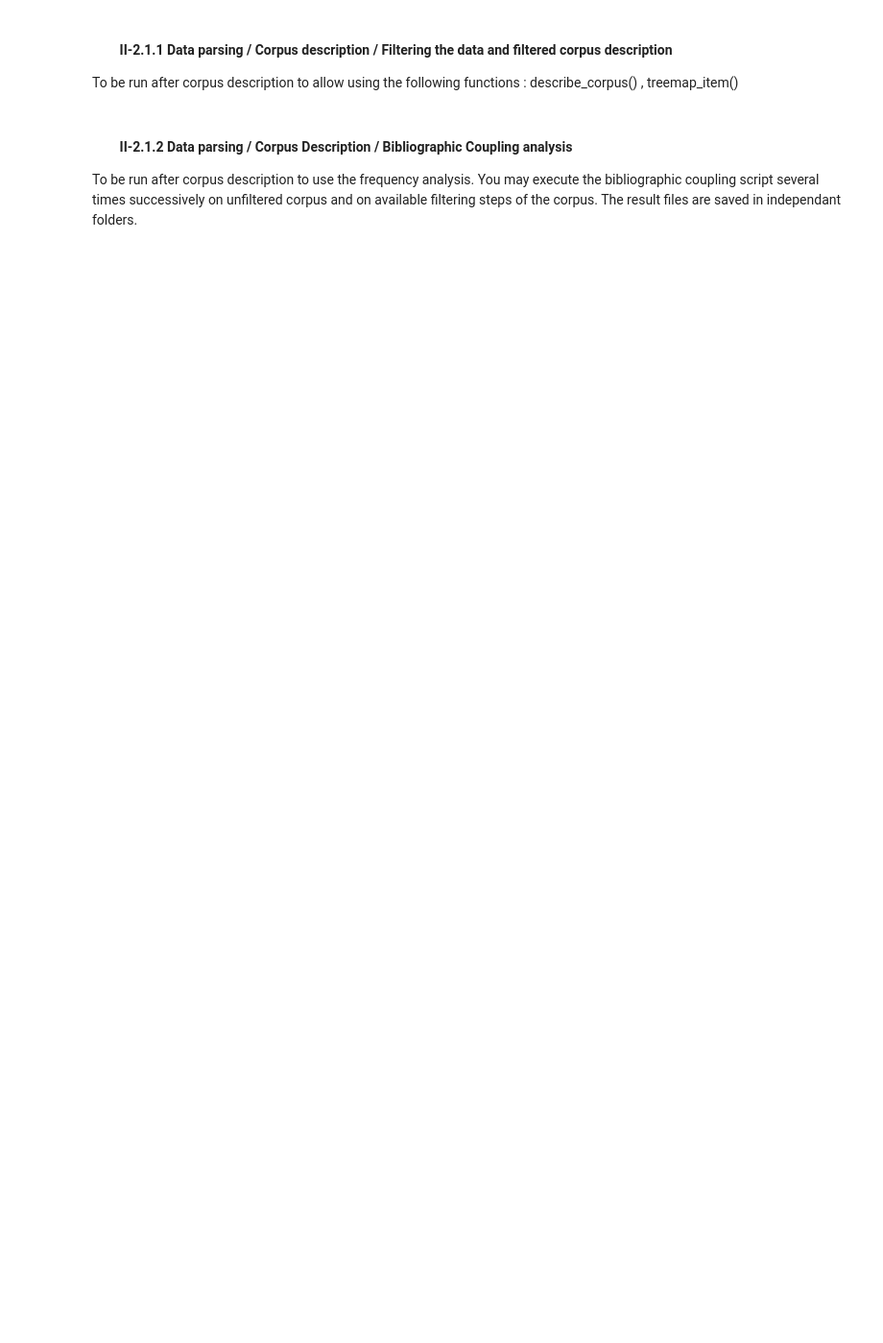
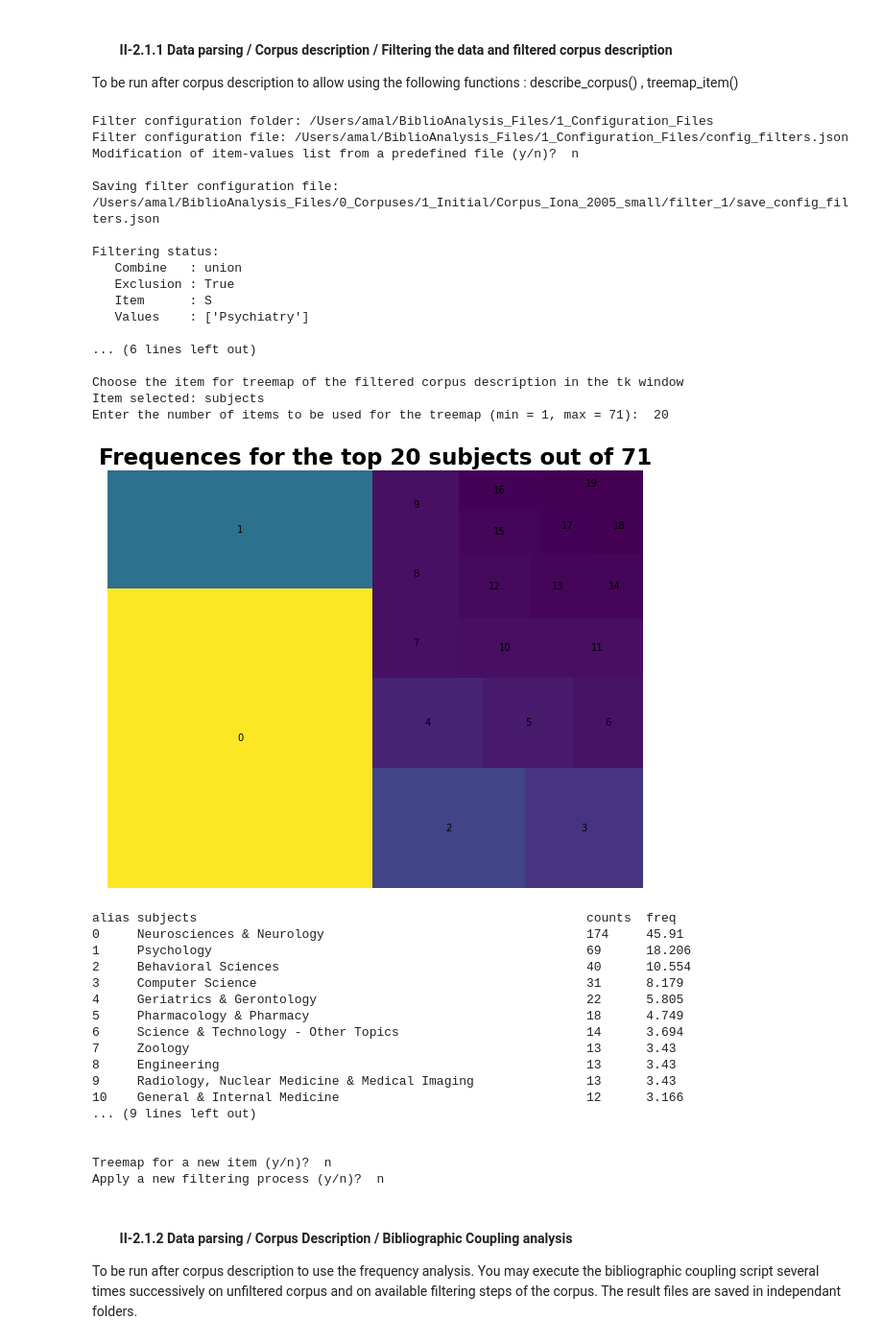
Before and after one commit to IonaBrenac/BiblioAnalysis, a Jupyter notebook: BiblioAnalysis.ipynb, the cells around one changed output. Shown at 96% size. Saved outputs shown, nothing was run; the diff lists cells and outputs as text; code cells hidden in the pictures; blank space fills up the shorter version.

```diff
--- a/BiblioAnalysis.ipynb
+++ b/BiblioAnalysis.ipynb
@@ -459,20 +366,26 @@ while True:
     ## Building the names of the useful folders and creating the output folder if not find
     if filtering_step == 1:
         in_dir_filter = out_dir_parsing
-        file_config_filters = config_folder / Path('config_filters.json')
+        ### Get the folder for the filter configuration file
+        filter_config_folder = bau.select_folder_gui(user_root,'Select the folder of config_filters.json file')
+        print('Filter configuration folder:', filter_config_folder)
+        file_config_filters = filter_config_folder / Path('config_filters.json')
         print('Filter configuration file:',file_config_filters)
         modif_filtering = input("Modification of item-values list from a predefined file (y/n)? ")
         if modif_filtering == "y":
-            bau.filters_modification(config_folder,file_config_filters)
+            bau.filters_modification(filter_config_folder,file_config_filters)
     else:
         renew_filtering = input("Apply a new filtering process (y/n)? ")
         if renew_filtering == "n": break
-        in_dir_filter = project_folder / Path('filter' + '_' + str(filtering_step-1))
+        in_dir_filter = project_folder / Path(bau.FOLDER_NAMES['filtering'] + '_' + str(filtering_step-1))
         file_config_filters = in_dir_filter / Path('save_config_filters.json')
         print('Filter configuration file:',file_config_filters)
 
-    out_dir_filter = project_folder / Path( 'filter' + '_' + str(filtering_step))
-    if not os.path.exists(out_dir_filter): os.mkdir(out_dir_filter)
+    out_dir_filter = project_folder / Path(bau.FOLDER_NAMES['filtering'] + '_' + str(filtering_step))
+    if not os.path.exists(out_dir_filter):
+        os.mkdir(out_dir_filter)
+    else:
+        shutil.rmtree(out_dir_filter)
 
     # Building the absolute file name of filter configuration file to save for the filtering step
     save_config_filters = out_dir_filter / Path(bau.SAVE_CONFIG_FILTERS)
@@ -491,7 +404,6 @@ while True:
 
     # Running function filter_corpus_new
     bau.filter_corpus_new(in_dir_filter, out_dir_filter, verbose, file_config_filters)
-    #filter_corpus_new(in_dir_filter, out_dir_filter, verbose, file_config_filters)
     file = out_dir_filter /Path('articles.dat')
     with open(file) as f:
         lines = f.readlines()
@@ -505,37 +417,74 @@ while True:
 
         # Folder containing the wos or scopus parsed and filtered files
     in_dir_freq_filt = out_dir_filter
 
         # Folder containing the wos or scopus parsed, filtered and analysed files
-    out_dir_freq_filt = project_folder / Path('freq' + '_' + str(filtering_step))
+    out_dir_freq_filt = project_folder / Path(bau.FOLDER_NAMES['description'] + '_' + str(filtering_step))
     if not os.path.exists(out_dir_freq_filt): os.mkdir(out_dir_freq_filt)
 
         # Copying 'database.dat' file in the freq folder for the use in describe_corpus function
-    original = project_folder / Path('parsing/database.dat')
-    target = project_folder / Path('filter' + '_' + str(filtering_step) + '/database.dat')
+    original = project_folder / Path(bau.FOLDER_NAMES['parsing'] + '/database.dat')
+    target = project_folder / Path(bau.FOLDER_NAMES['filtering'] + '_' + str(filtering_step) + '/database.dat')
     shutil.copyfile(original, target)
 
         # Running describe_corpus
     verbose = False
     bau.describe_corpus(in_dir_freq_filt, out_dir_freq_filt, database_type, verbose)
     print("Filtered corpus description saved in folder:", str(out_dir_freq_filt))
 
     # Treemap plot by a corpus item after filtering
     make_treemap = 'n'
     make_treemap = input("\n\nDraw treemap (y/n)?")
     if make_treemap == 'y' :
 
             # Running plot of treemap for selected item_treemap
         renew_treemap = 'y'
         while renew_treemap == 'y' :
             print('\n\nChoose the item for treemap of the filtered corpus description in the tk window')
             item_treemap = bau.item_selection()
-            file_name_treemap = project_folder / Path('freq_' + str(filtering_step) + '/' + 'freq_'+ item_treemap +'.dat')
+            file_name_treemap = project_folder / Path(bau.FOLDER_NAMES['description'] + '_'\
+                                                      + str(filtering_step) + '/' + 'freq_'+ item_treemap +'.dat')
             print("Item selected:",item_treemap)
             bau.treemap_item(item_treemap, file_name_treemap)
             renew_treemap = input("\n\nTreemap for a new item (y/n)? ")
 
     filtering_step=filtering_step + 1
+# %% [output]
+Filter configuration folder: /Users/amal/BiblioAnalysis_Files/1_Configuration_Files
+Filter configuration file: /Users/amal/BiblioAnalysis_Files/1_Configuration_Files/config_filters.json
+Modification of item-values list from a predefined file (y/n)?  n
+
+Saving filter configuration file: /Users/amal/BiblioAnalysis_Files/0_Corpuses/1_Initial/Corpus_Iona_2005_small/filter_1/save_config_filters.json
+
+Filtering status:
+   Combine   : union
+   Exclusion : True
+   Item      : S
+   Values    : ['Psychiatry']
+
+... (6 lines left out)
+
+Choose the item for treemap of the filtered corpus description in the tk window
+Item selected: subjects
+Enter the number of items to be used for the treemap (min = 1, max = 71):  20
+[figure, added]
+alias subjects                                                    counts  freq
+0     Neurosciences & Neurology                                   174     45.91
+1     Psychology                                                  69      18.206
+2     Behavioral Sciences                                         40      10.554
+3     Computer Science                                            31      8.179
+4     Geriatrics & Gerontology                                    22      5.805
+5     Pharmacology & Pharmacy                                     18      4.749
+6     Science & Technology - Other Topics                         14      3.694
+7     Zoology                                                     13      3.43
+8     Engineering                                                 13      3.43
+9     Radiology, Nuclear Medicine & Medical Imaging               13      3.43
+10    General & Internal Medicine                                 12      3.166
+... (9 lines left out)
+
+
+Treemap for a new item (y/n)?  n
+Apply a new filtering process (y/n)?  n
 # %% [markdown]
 #### &emsp;&emsp;II-2.1.2 Data parsing / Corpus Description / Bibliographic Coupling analysis
 To be run after corpus description to use the frequency analysis. You may execute the bibliographic coupling script several times successively on unfiltered corpus and on available filtering steps of the corpus.
```
Also changed, not shown: parts of 18 cells of this notebook, 16 other files.
